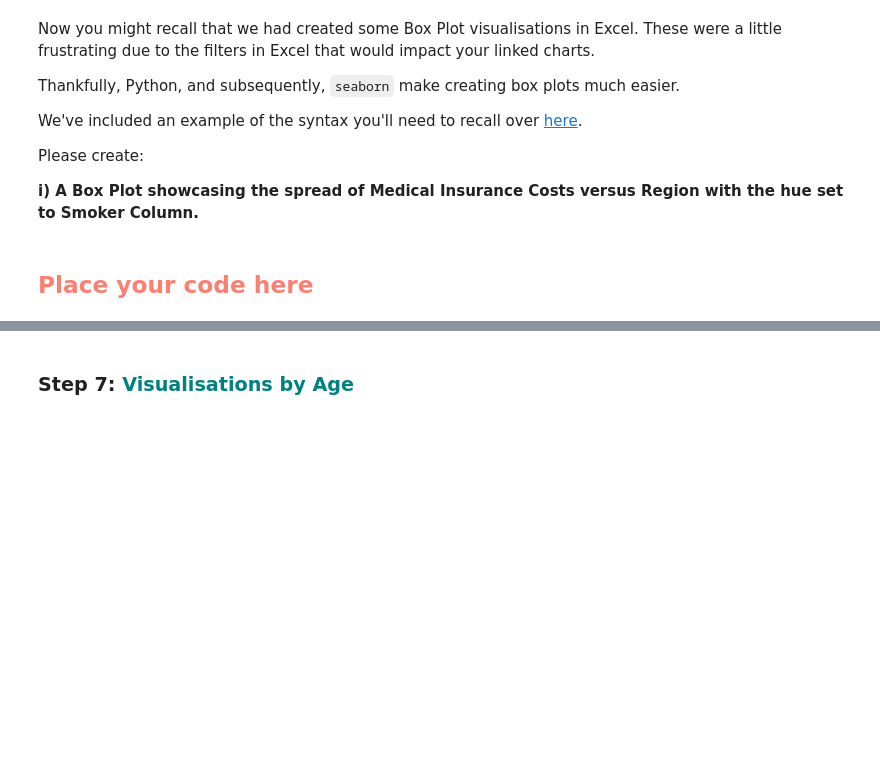
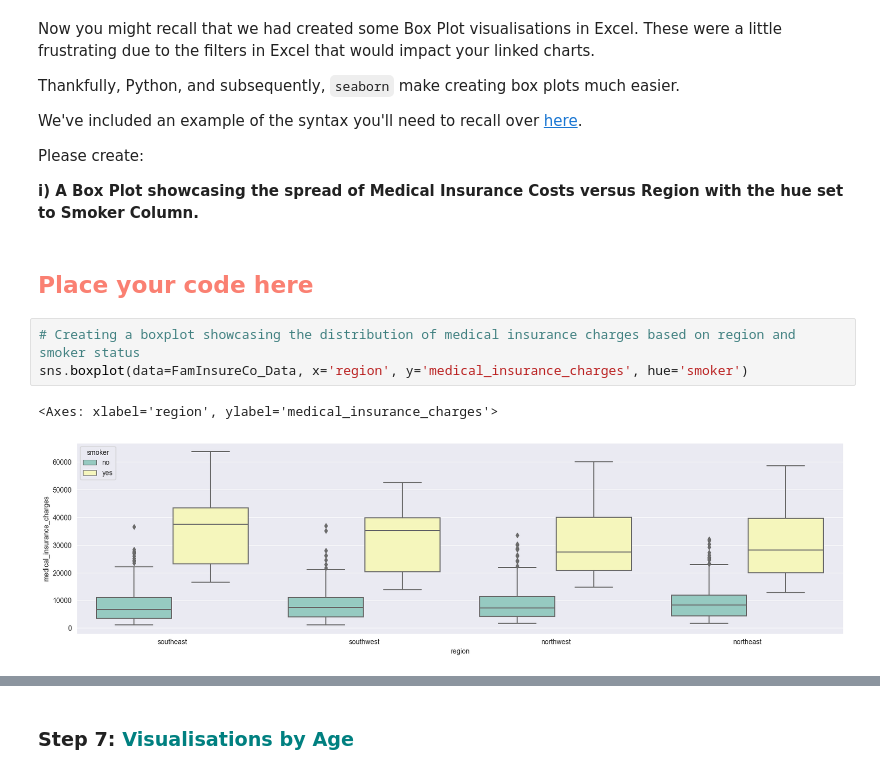
Before and after one commit to christinedbaxter/sb_CaseStudy_FamInsureCo, a Jupyter notebook: FamInsureCo_OLS_Case_Study.ipynb, the cells around one changed output, grey strips where cells are left out. Cells and saved outputs as stored; diff of their text form; blank space fills up the shorter version.

Commit message:
utilized boxplot and histograms to review age, gender, and smoker status

```diff
--- a/FamInsureCo_OLS_Case_Study.ipynb
+++ b/FamInsureCo_OLS_Case_Study.ipynb
@@ -291,3 +291,9 @@ Please create:
 <b> i) A Box Plot showcasing the spread of Medical Insurance Costs versus Region with the hue set to Smoker Column. </b>
 # %% [markdown]
 <h2><b style="color:salmon"> Place your code here </b> </h2>
+# %%
+# Creating a boxplot showcasing the distribution of medical insurance charges based on region and smoker status
+sns.boxplot(data=FamInsureCo_Data, x='region', y='medical_insurance_charges', hue='smoker')
+# %% [output]
+<Axes: xlabel='region', ylabel='medical_insurance_charges'>
+[figure, added]
```
Also changed, not shown: parts of 9 cells of this notebook.
